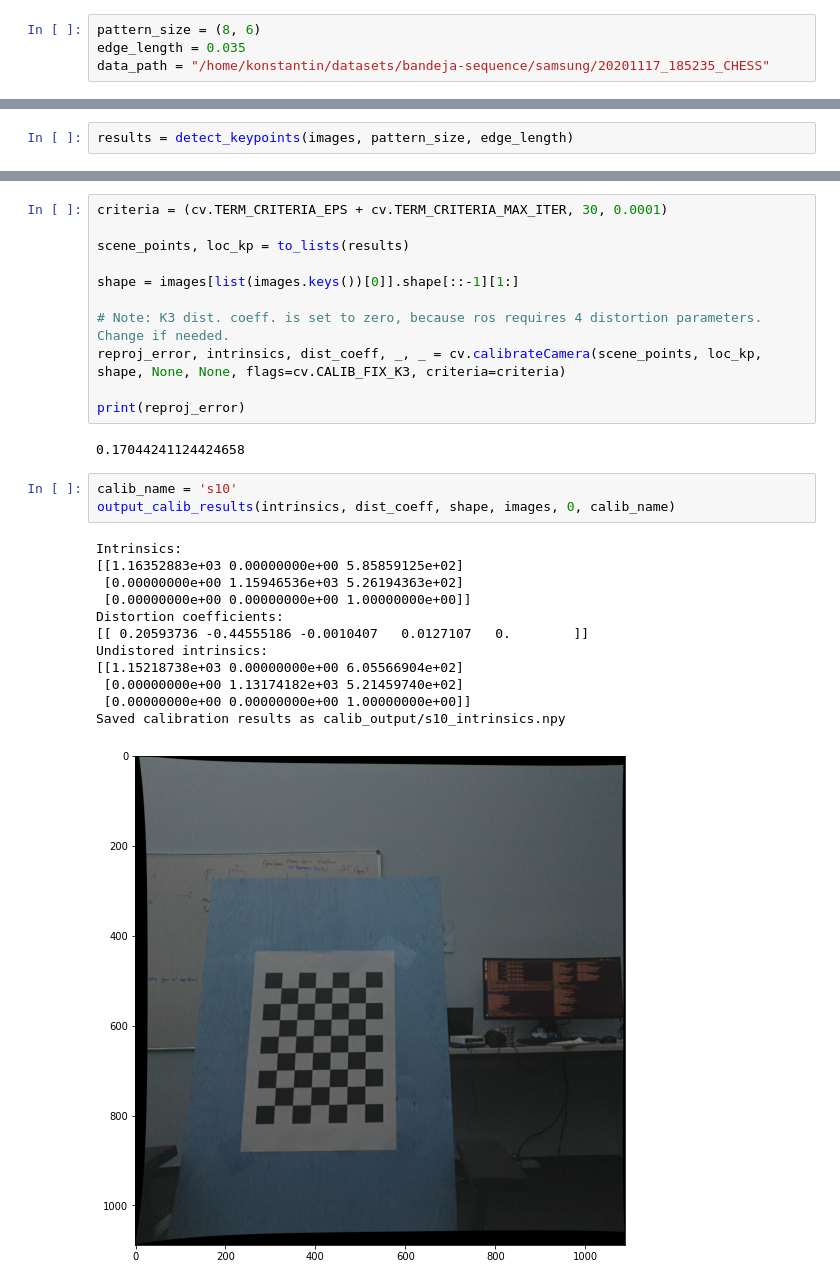
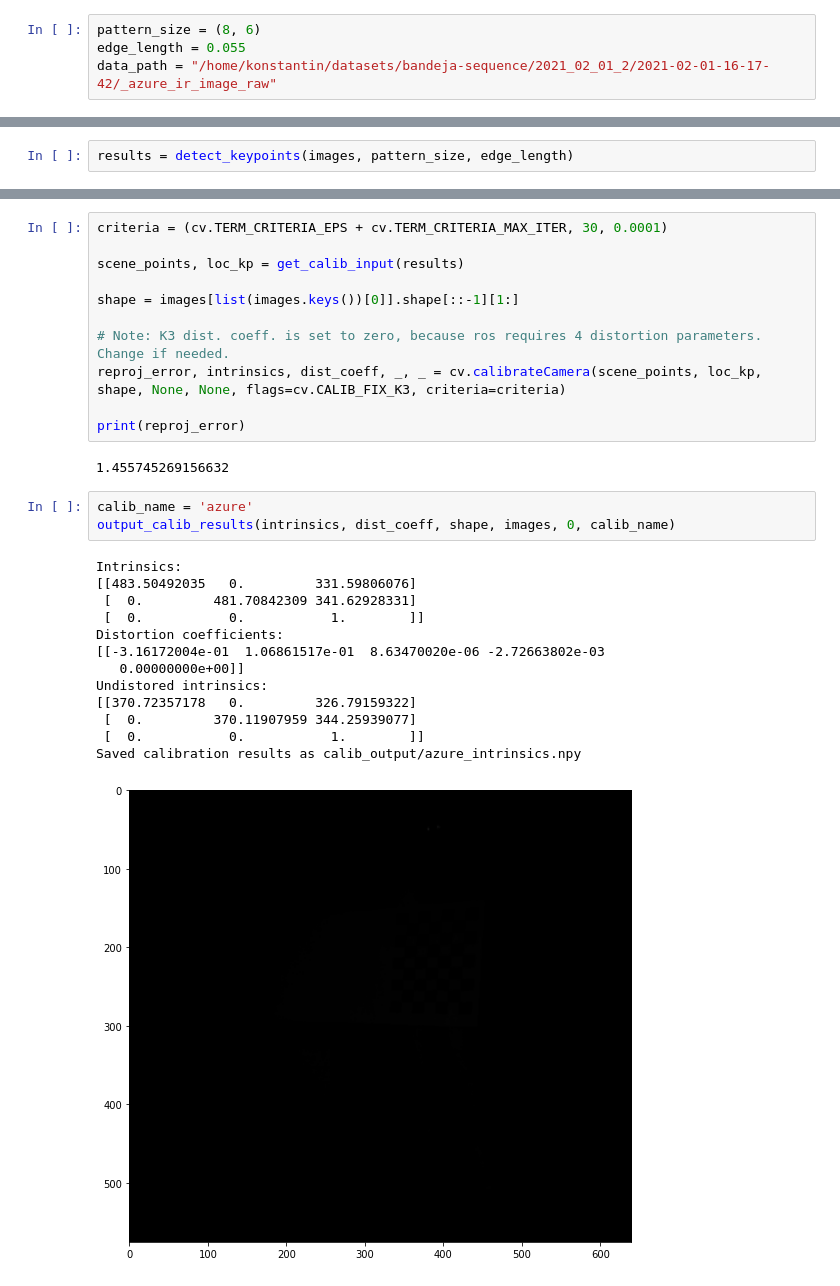
Before and after one commit to Marselka/CalibrationProject, a Jupyter notebook: intrinsics_calibration.ipynb, the cells around one changed output, grey strips where cells are left out. Cells and saved outputs as stored; diff of their text form.

```diff
--- a/intrinsics_calibration.ipynb
+++ b/intrinsics_calibration.ipynb
@@ -11,7 +24,7 @@ from utils.calib_utils import detect_keypoints
 # %%
 pattern_size = (8, 6)
-edge_length = 0.035
-data_path = "/home/konstantin/datasets/bandeja-sequence/samsung/20201117_185235_CHESS"
+edge_length = 0.055
+data_path = "/home/konstantin/datasets/bandeja-sequence/2021_02_01_2/2021-02-01-16-17-42/_azure_ir_image_raw"
 # %%
 images = get_images(data_path, period=4)
 # %%
@@ -27,7 +40,7 @@ draw_detections(images, results, pattern_size, 0, normalize=True)
 # %%
 criteria = (cv.TERM_CRITERIA_EPS + cv.TERM_CRITERIA_MAX_ITER, 30, 0.0001)
 
-scene_points, loc_kp = to_lists(results)
+scene_points, loc_kp = get_calib_input(results)
 
 shape = images[list(images.keys())[0]].shape[::-1][1:]
 
@@ -36,20 +49,21 @@ reproj_error, intrinsics, dist_coeff, _, _ = cv.calibrateCamera(scene_points, lo
 
 print(reproj_error)
 # %% [output]
-0.17044241124424658
+1.455745269156632
 # %%
-calib_name = 's10'
+calib_name = 'azure'
 output_calib_results(intrinsics, dist_coeff, shape, images, 0, calib_name)
 # %% [output]
 Intrinsics:
-[[1.16352883e+03 0.00000000e+00 5.85859125e+02]
- [0.00000000e+00 1.15946536e+03 5.26194363e+02]
- [0.00000000e+00 0.00000000e+00 1.00000000e+00]]
+[[483.50492035   0.         331.59806076]
+ [  0.         481.70842309 341.62928331]
+ [  0.           0.           1.        ]]
 Distortion coefficients:
-[[ 0.20593736 -0.44555186 -0.0010407   0.0127107   0.        ]]
+[[-3.16172004e-01  1.06861517e-01  8.63470020e-06 -2.72663802e-03
+   0.00000000e+00]]
 Undistored intrinsics:
-[[1.15218738e+03 0.00000000e+00 6.05566904e+02]
- [0.00000000e+00 1.13174182e+03 5.21459740e+02]
- [0.00000000e+00 0.00000000e+00 1.00000000e+00]]
-Saved calibration results as calib_output/s10_intrinsics.npy
+[[370.72357178   0.         326.79159322]
+ [  0.         370.11907959 344.25939077]
+ [  0.           0.           1.        ]]
+Saved calibration results as calib_output/azure_intrinsics.npy
-[figure, old version]
+[figure, new version]
```
Also changed, not shown: parts of 4 cells of this notebook, 7 other files.
